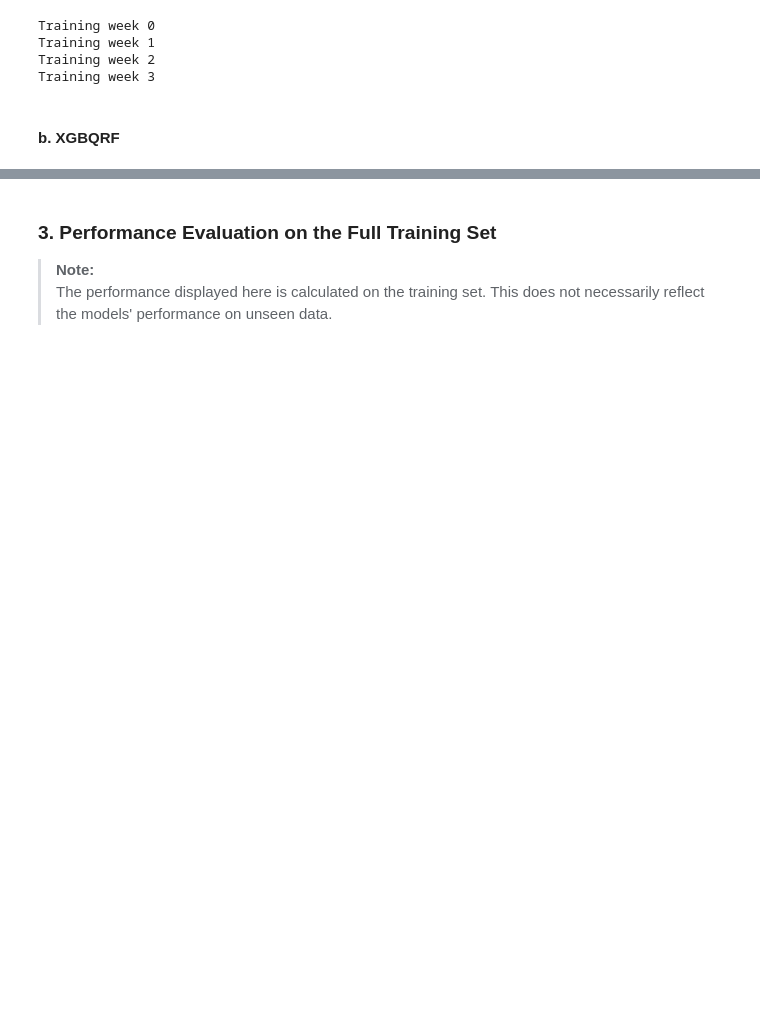
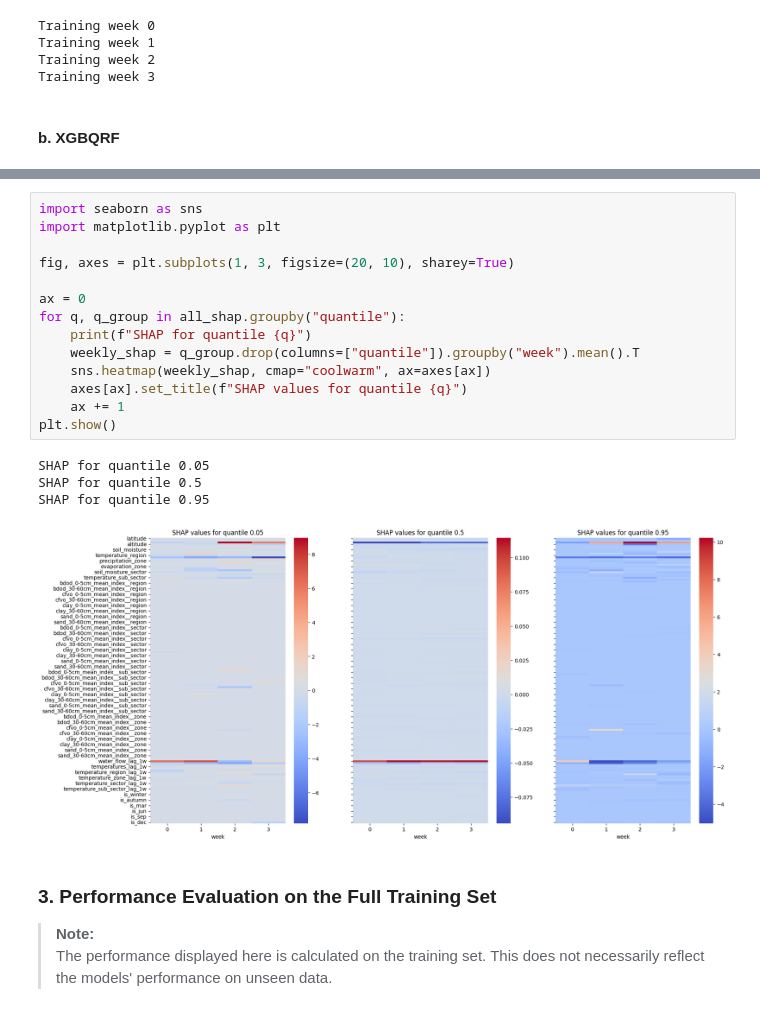
Before and after one commit to lucas066001/WaterScarcity.Hackathon, a Jupyter notebook: src/notebooks/Summary/03 - Model Training.ipynb, the cells around one changed output, grey strips where cells are left out. Drawn from its saved outputs; the diff is of its cells as text; blank space fills up the shorter version.

```diff
--- a/src/notebooks/Summary/03 - Model Training.ipynb
+++ b/src/notebooks/Summary/03 - Model Training.ipynb
@@ -255,3 +293,22 @@ Model saved to ../../../models/rm_gnv_st_pca_snow_index_cyc_enc_date_clust_index
+# %%
+import seaborn as sns
+import matplotlib.pyplot as plt
+
+fig, axes = plt.subplots(1, 3, figsize=(20, 10), sharey=True)
+
+ax = 0
+for q, q_group in all_shap.groupby("quantile"):
+    print(f"SHAP for quantile {q}")
+    weekly_shap = q_group.drop(columns=["quantile"]).groupby("week").mean().T
+    sns.heatmap(weekly_shap, cmap="coolwarm", ax=axes[ax])
+    axes[ax].set_title(f"SHAP values for quantile {q}")
+    ax += 1
+plt.show()
+# %% [output]
+SHAP for quantile 0.05
+SHAP for quantile 0.5
+SHAP for quantile 0.95
+[figure, added]
 # %% [markdown]
 ### 3. Performance Evaluation on the Full Training Set
 
```
Also changed, not shown: parts of 12 cells of this notebook, 8 other files.
